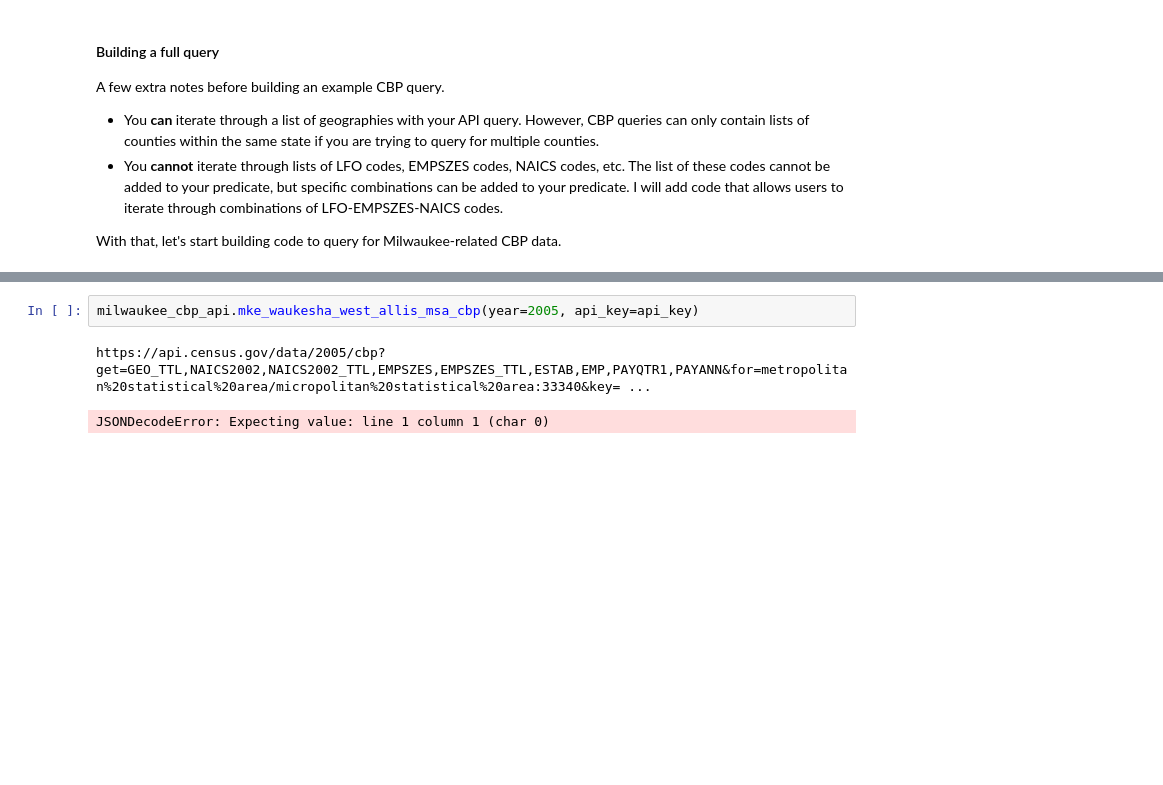
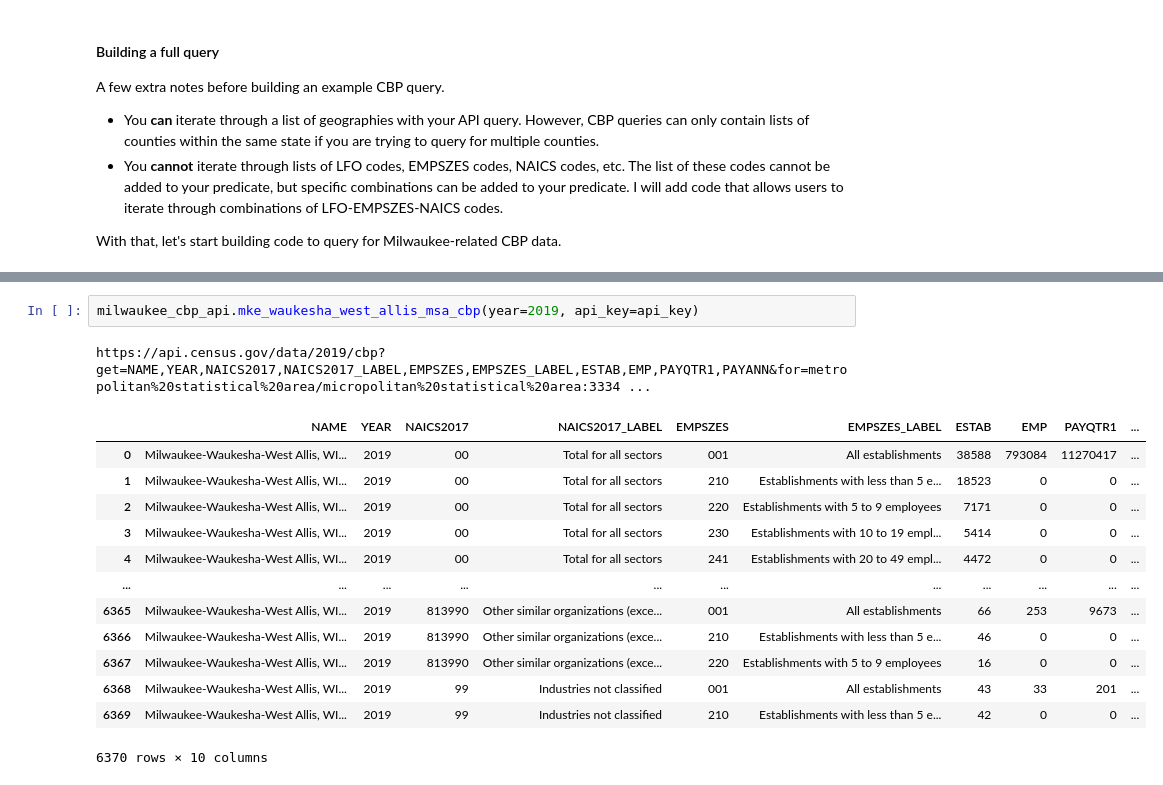
Before and after one commit to edebroux/census_api_builder, a Jupyter notebook: county_business_patterns_tutorial.ipynb, the cells around one changed output, grey strips where cells are left out. Saved outputs shown, nothing was run; the diff lists cells and outputs as text; blank space fills up the shorter version.

```diff
--- a/county_business_patterns_tutorial.ipynb
+++ b/county_business_patterns_tutorial.ipynb
@@ -387,5 +616,17 @@ class milwaukee_cbp_api:
 # %%
-milwaukee_cbp_api.mke_waukesha_west_allis_msa_cbp(year=2005, api_key=api_key)
+milwaukee_cbp_api.mke_waukesha_west_allis_msa_cbp(year=2019, api_key=api_key)
 # %% [output]
-https://api.census.gov/data/2005/cbp?get=GEO_TTL,NAICS2002,NAICS2002_TTL,EMPSZES,EMPSZES_TTL,ESTAB,EMP,PAYQTR1,PAYANN&for=metropolitan%20statistical%20area/micropolitan%20statistical%20area:33340&key= ...
+https://api.census.gov/data/2019/cbp?get=NAME,YEAR,NAICS2017,NAICS2017_LABEL,EMPSZES,EMPSZES_LABEL,ESTAB,EMP,PAYQTR1,PAYANN&for=metropolitan%20statistical%20area/micropolitan%20statistical%20area:3334 ...
+|  | NAME | YEAR | NAICS2017 | NAICS2017_LABEL | EMPSZES | EMPSZES_LABEL | ESTAB | EMP | PAYQTR1 | ... |
+| 0 | Milwaukee-Waukesha-West Allis, WI... | 2019 | 00 | Total for all sectors | 001 | All establishments | 38588 | 793084 | 11270417 | ... |
+| 1 | Milwaukee-Waukesha-West Allis, WI... | 2019 | 00 | Total for all sectors | 210 | Establishments with less than 5 e... | 18523 | 0 | 0 | ... |
+| 2 | Milwaukee-Waukesha-West Allis, WI... | 2019 | 00 | Total for all sectors | 220 | Establishments with 5 to 9 employees | 7171 | 0 | 0 | ... |
+| 3 | Milwaukee-Waukesha-West Allis, WI... | 2019 | 00 | Total for all sectors | 230 | Establishments with 10 to 19 empl... | 5414 | 0 | 0 | ... |
+| 4 | Milwaukee-Waukesha-West Allis, WI... | 2019 | 00 | Total for all sectors | 241 | Establishments with 20 to 49 empl... | 4472 | 0 | 0 | ... |
+| ... | ... | ... | ... | ... | ... | ... | ... | ... | ... | ... |
+| 6365 | Milwaukee-Waukesha-West Allis, WI... | 2019 | 813990 | Other similar organizations (exce... | 001 | All establishments | 66 | 253 | 9673 | ... |
+| 6366 | Milwaukee-Waukesha-West Allis, WI... | 2019 | 813990 | Other similar organizations (exce... | 210 | Establishments with less than 5 e... | 46 | 0 | 0 | ... |
+| 6367 | Milwaukee-Waukesha-West Allis, WI... | 2019 | 813990 | Other similar organizations (exce... | 220 | Establishments with 5 to 9 employees | 16 | 0 | 0 | ... |
+| 6368 | Milwaukee-Waukesha-West Allis, WI... | 2019 | 99 | Industries not classified | 001 | All establishments | 43 | 33 | 201 | ... |
+| 6369 | Milwaukee-Waukesha-West Allis, WI... | 2019 | 99 | Industries not classified | 210 | Establishments with less than 5 e... | 42 | 0 | 0 | ... |
-JSONDecodeError: Expecting value: line 1 column 1 (char 0)
+6370 rows × 10 columns
```
Also changed, not shown: parts of 4 cells of this notebook.
